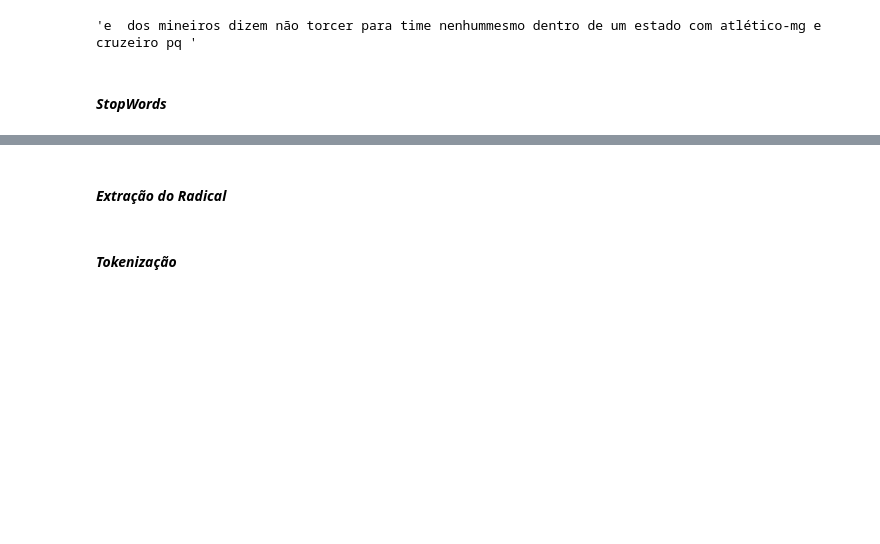
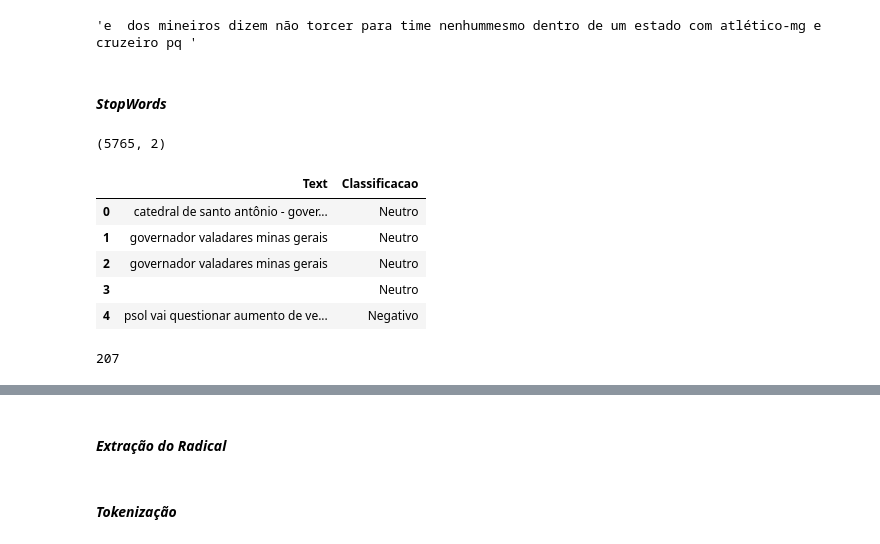
Before and after one commit to JansRodriguez/Analise_de_sentimento-mineracao_de_texto, a Jupyter notebook: AnaliseSentimento.ipynb, the cells around one changed output, grey strips where cells are left out. Drawn from its saved outputs; the diff is of its cells as text; code cells hidden in the pictures; blank space fills up the shorter version.

Commit message:
Implementando a função de Limpeza e StopWords no modelo

```diff
--- a/AnaliseSentimento.ipynb
+++ b/AnaliseSentimento.ipynb
@@ -768,0 +767,24 @@ LimpezaDados(Exemplo)
+# %%
+# Separar os dados que serão realmente utilizados.
+dadosModelo = baseCopia[['Text', 'Classificacao']]
+dadosModelo.shape
+# %% [output]
+(5765, 2)
+# %%
+## APLICANDO A FUNÇÃO DE LIMPEZA DOS DADOS PARA OTIMIZAR O MODELO
+dadosModelo['Text'] = dadosModelo['Text'].apply(LimpezaDados)
+dadosModelo.head()
+# %% [output]
+|  | Text | Classificacao |
+| 0 | catedral de santo antônio - gover... | Neutro |
+| 1 | governador valadares minas gerais | Neutro |
+| 2 | governador valadares minas gerais | Neutro |
+| 3 |  | Neutro |
+| 4 | psol vai questionar aumento de ve... | Negativo |
+# %%
+## FUNÇÃO PARA A CRIAÇÃO DE STOPWORS
+    ## PISCINA DE PALAVRAS A SEREM RETIRADA DO TEXTO
+GrupoDePalavras = nltk.corpus.stopwords.words('portuguese')
+len(GrupoDePalavras)
+# %% [output]
+207
```
Also changed, not shown: parts of 10 cells of this notebook.
